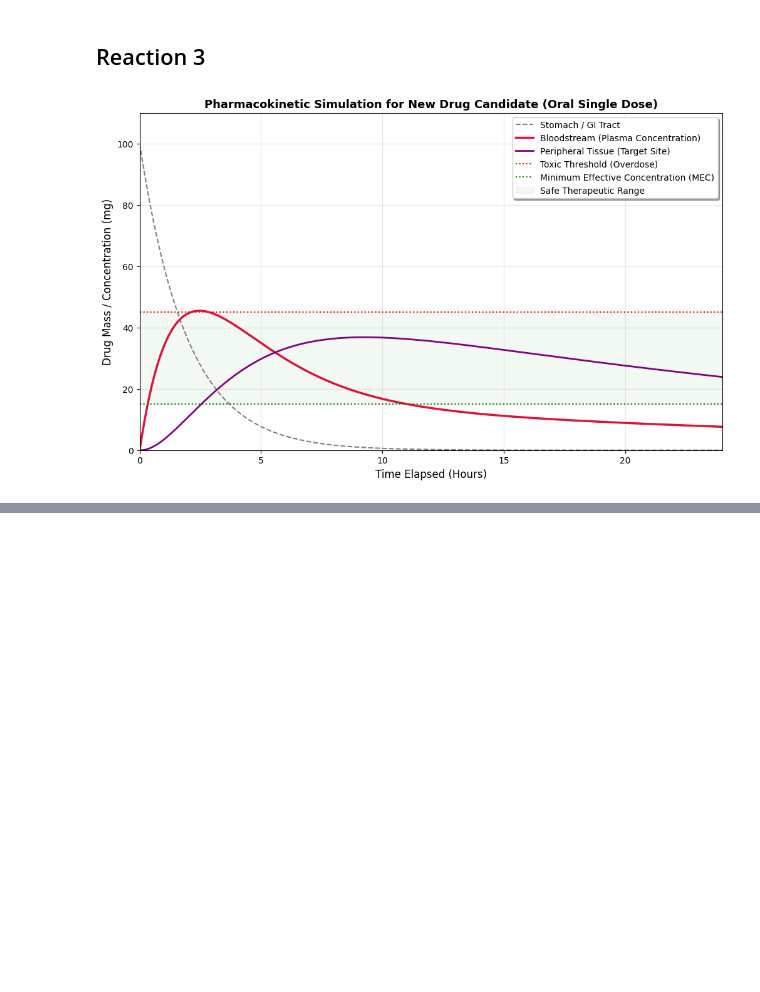
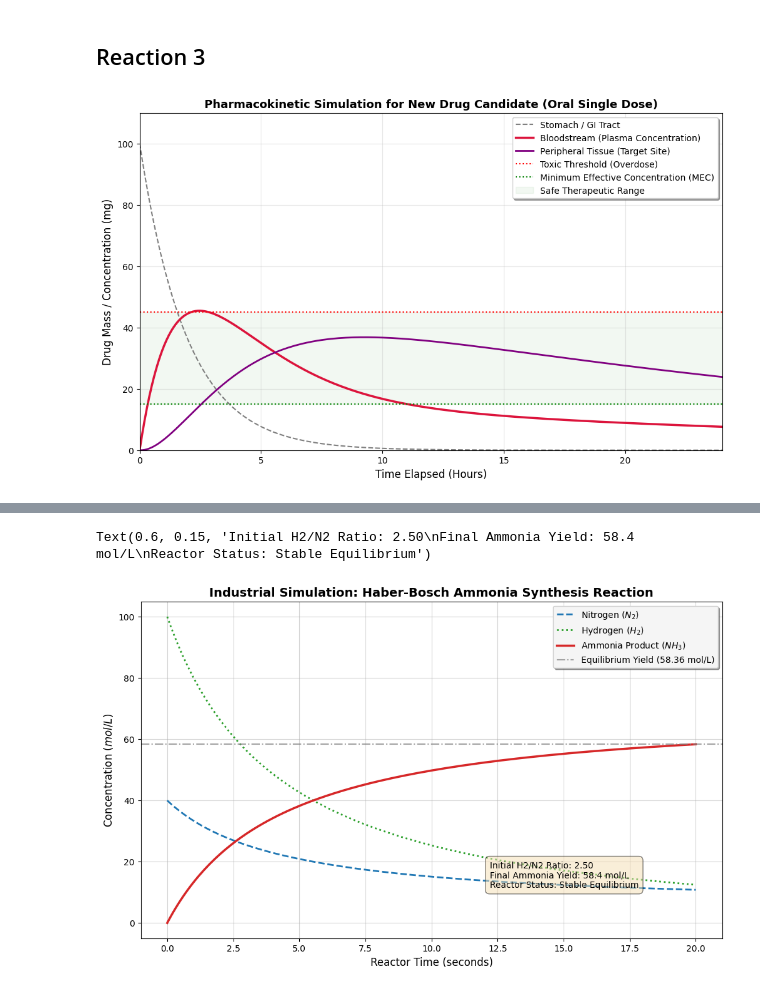
Before and after one commit to NikashLamsal/Computer-Engineering-TU, a Jupyter notebook: Semester VI/Simulation & Modeling/Lab/Simulation_of_chemical_reaction.ipynb, the cells around one changed output, grey strips where cells are left out. Cells and saved outputs as stored; diff of their text form; code cells hidden in the pictures; blank space fills up the shorter version.

Commit message:
lab 1 simulation

```diff
--- a/Semester VI/Simulation & Modeling/Lab/Simulation_of_chemical_reaction.ipynb
+++ b/Semester VI/Simulation & Modeling/Lab/Simulation_of_chemical_reaction.ipynb
@@ -245,3 +247,82 @@ plt.show()
+# %%
+import numpy as np
+import matplotlib.pyplot as plt
+
+# --- REAL USE CASE PARAMETERS ---
+# Forward rate (k_f) and backward rate (k_b) under specific industrial catalyst conditions
+k_f = 0.002  # Forward rate constant (scaled for this simulation)
+k_b = 0.0005   # Backward rate constant
+dt = 0.1       # Time step in seconds
+steps = 200   # Extended steps to witness industrial equilibrium
+
+# Initial industrial concentrations in a closed reactor (in mol/L)
+N2 = [40.0]    # Nitrogen
+H2 = [100.0]   # Hydrogen (typically added in excess)
+NH3 = [0.0]    # Starting with zero Ammonia
+
+# Open log file to record industrial batch data
+with open("industrial_reactor_log.txt", "w") as file:
+    file.write("Time(s), N2(mol/L), H2(mol/L), NH3(mol/L)\n")
+    file.write(f"0.0, {N2[0]}, {H2[0]}, {NH3[0]}\n")
+
+    for i in range(steps):
+        # Calculate the rate of the forward reaction: R_forward = k_f * [N2] * [H2]^3
+        # (Based on law of mass action, though simplified for a controlled simulation environment)
+        reaction_rate_forward = k_f * N2[i] * H2[i]
+        reaction_rate_backward = k_b * NH3[i]
+
+        # Stoichiometric adjustments based on N2 + 3H2 -> 2NH3
+        # For every 1 unit of N2 lost, 3 units of H2 are lost, and 2 units of NH3 are gained
+        dN2 = (reaction_rate_backward - reaction_rate_forward) * dt
+        dH2 = 3 * dN2
+        dNH3 = -2 * dN2
+
+        # Compute next states
+        N2_next = N2[i] + dN2
+        H2_next = H2[i] + dH2
+        NH3_next = NH3[i] + dNH3
+
+        # Prevent negative concentrations from numerical overshoot
+        N2_next = max(0.0, N2_next)
+        H2_next = max(0.0, H2_next)
+        NH3_next = max(0.0, NH3_next)
+
+        # Append data
+        N2.append(N2_next)
+        H2.append(H2_next)
+        NH3.append(NH3_next)
+
+        # Write timestamped batch data
+        current_time = (i + 1) * dt
+        file.write(f"{current_time:.1f}, {N2_next:.2f}, {H2_next:.2f}, {NH3_next:.2f}\n")
+
+# Time axis
+time_points = np.arange(0, (steps + 1) * dt, dt)
+
+# --- ADVANCED INDUSTRIAL VISUALIZATION ---
+plt.figure(figsize=(12, 7))
+plt.plot(time_points, N2, label='Nitrogen ($N_2$)', color='#1f77b4', linewidth=2, linestyle='--')
+plt.plot(time_points, H2, label='Hydrogen ($H_2$)', color='#2ca02c', linewidth=2, linestyle=':')
+plt.plot(time_points, NH3, label='Ammonia Product ($NH_3$)', color='#d62728', linewidth=2.5)
+
+# Calculate where equilibrium stabilizes
+final_yield = NH3[-1]
+plt.axhline(y=final_yield, color='gray', linestyle='-.', alpha=0.7, label=f'Equilibrium Yield ({final_yield:.2f} mol/L)')
+
+# Graph styling for a professional lab report
+plt.xlabel('Reactor Time (seconds)', fontsize=12)
+plt.ylabel('Concentration ($mol / L$)', fontsize=12)
+plt.title('Industrial Simulation: Haber-Bosch Ammonia Synthesis Reaction', fontsize=14, fontweight='bold')
+plt.legend(loc='upper right', shadow=True, facecolor='#f5f5f5')
+plt.grid(True, which='both', linestyle='-', alpha=0.5)
+
+# Show a text box with KPI metrics directly on the graph
+kpi_text = f"Initial H2/N2 Ratio: {H2[0]/N2[0]:.2f}\nFinal Ammonia Yield: {final_yield:.1f} mol/L\nReactor Status: Stable Equilibrium"
+plt.gca().text(0.60, 0.15, kpi_text, transform=plt.gca().transAxes, fontsize=10,
+            bbox=dict(boxstyle='round,pad=0.5', facecolor='wheat', alpha=0.5))
+# %% [output]
+Text(0.6, 0.15, 'Initial H2/N2 Ratio: 2.50\nFinal Ammonia Yield: 58.4 mol/L\nReactor Status: Stable Equilibrium')
+[figure, added]
 # %% [markdown]
 ## Discussion
 
```
Also changed, not shown: parts of 2 cells of this notebook, 1 other file.
